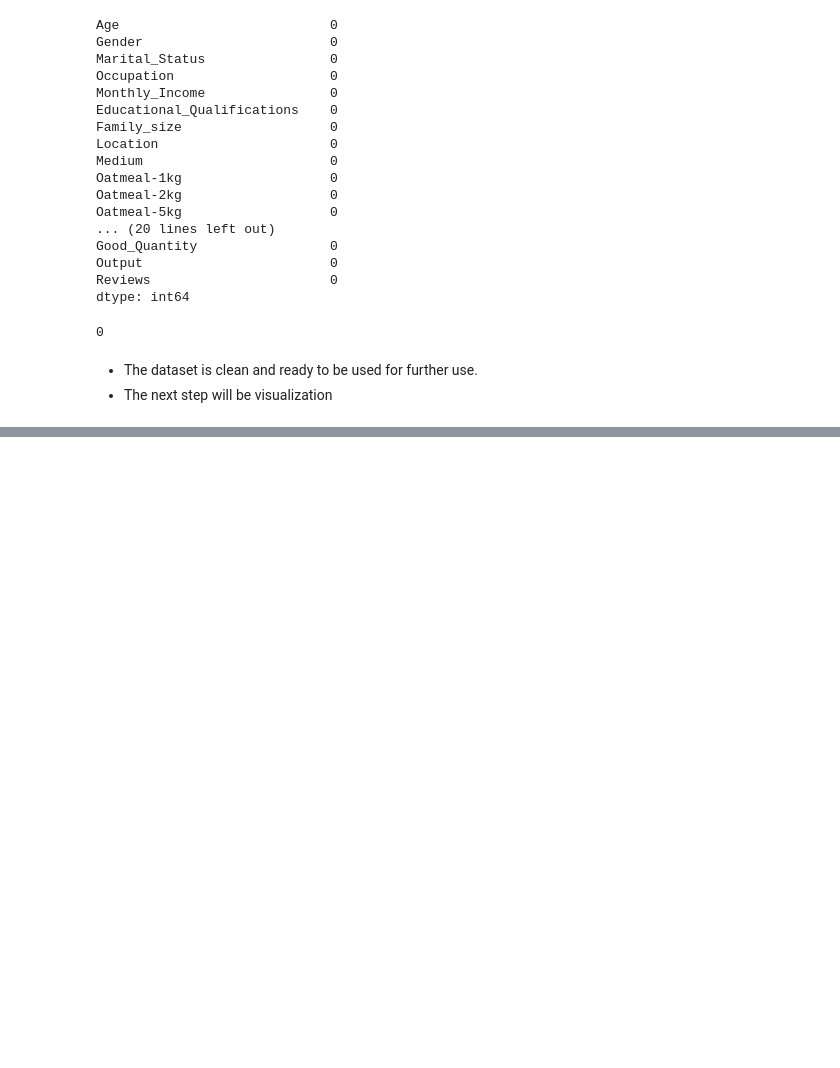
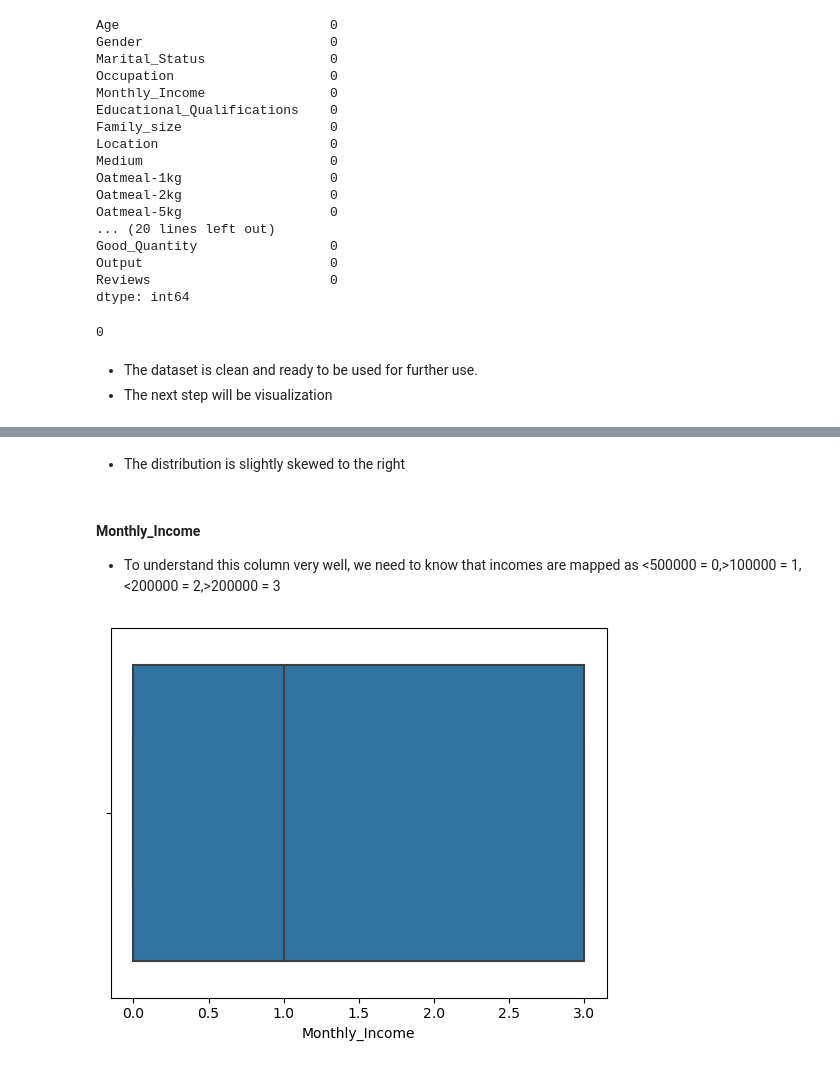
Before and after one commit to UbaChinelo/Customer-churn-prediction-for-Tshally-Foods, a Jupyter notebook: Customer_Churn_Prediction_Tshally_Foods.ipynb, the cells around one changed output, grey strips where cells are left out. Saved outputs shown, nothing was run; the diff lists cells and outputs as text; code cells hidden in the pictures; blank space fills up the shorter version.

```diff
--- a/Customer_Churn_Prediction_Tshally_Foods.ipynb
+++ b/Customer_Churn_Prediction_Tshally_Foods.ipynb
@@ -240,0 +266,13 @@ Customer_Churn.duplicated().sum()
+# %% [markdown]
+- The distribution is slightly skewed to the right
+# %% [markdown]
+#### Monthly_Income
+
+- To understand this column very well, we need to know that incomes are mapped as <500000 = 0,>100000 = 1,<200000 = 2,>200000 = 3
+# %%
+# Visualizing the 'Monthly_Income' column
+sns.boxplot(data=Customer_Churn, x='Monthly_Income')
+# Show the plot
+plt.show()
+# %% [output]
+[figure, added]
```
Also changed, not shown: parts of 15 cells of this notebook.
